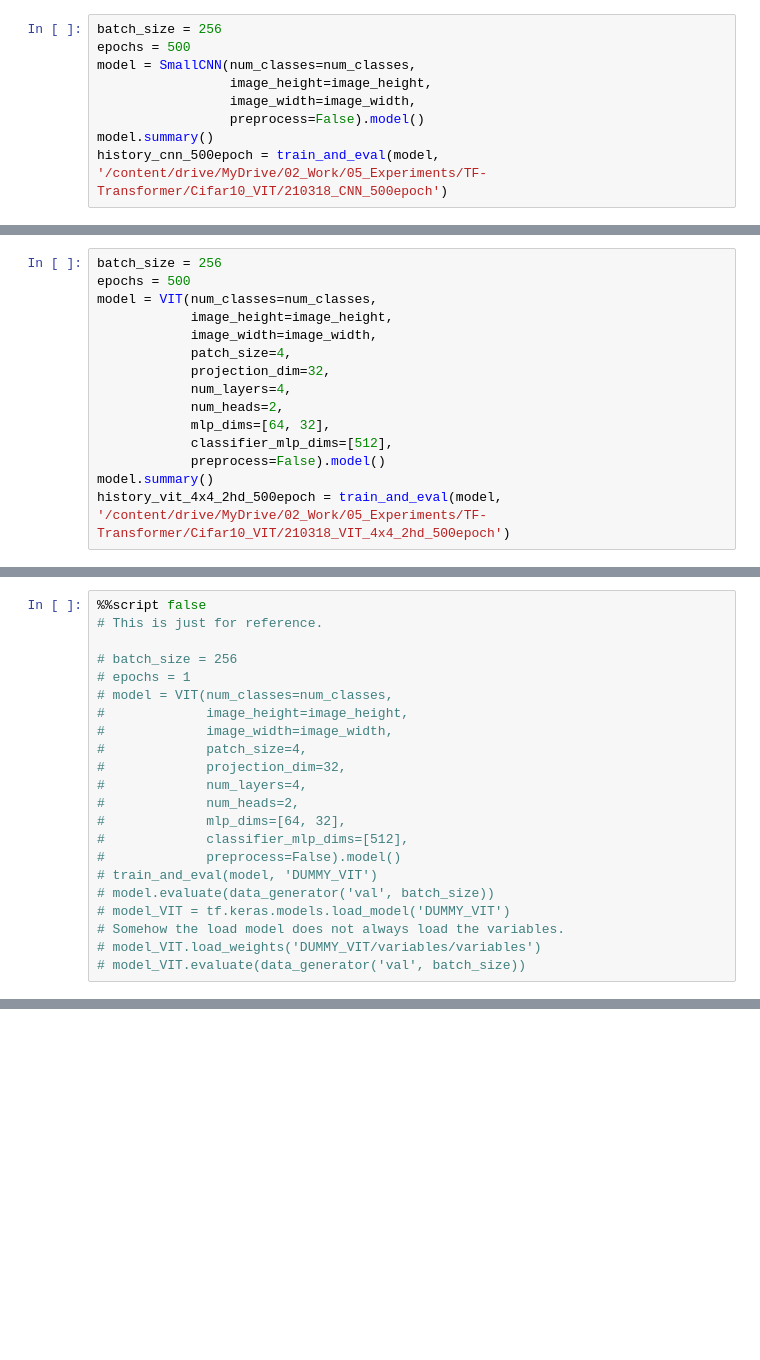
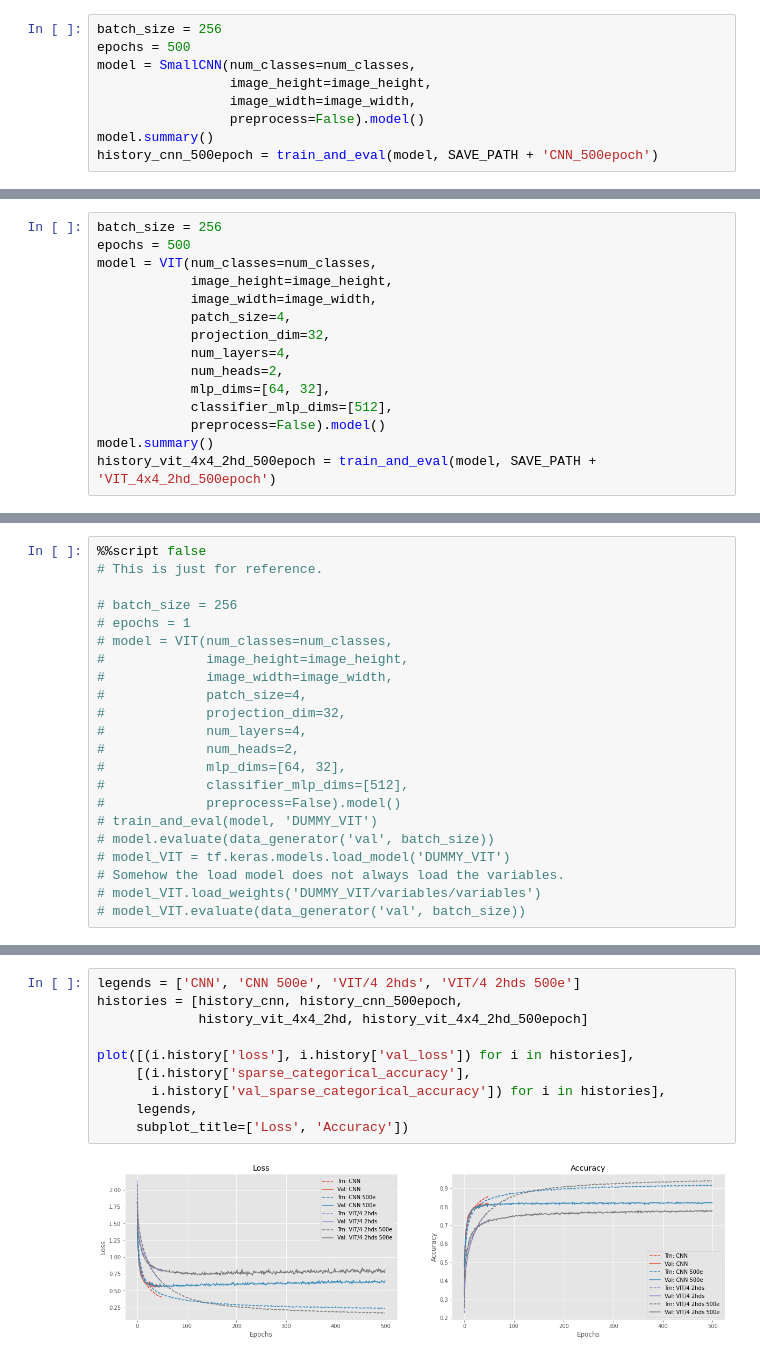
Before and after one commit to cheneeheng/Transformer-TF, a Jupyter notebook: Cifar10_VIT.ipynb, the cells around one changed output, grey strips where cells are left out. Drawn from its saved outputs; the diff is of its cells as text; blank space fills up the shorter version.

```diff
--- a/Cifar10_VIT.ipynb
+++ b/Cifar10_VIT.ipynb
@@ -1361,7 +1312,7 @@ model = SmallCNN(num_classes=num_classes,
                  image_width=image_width,
                  preprocess=False).model()
 model.summary()
-history_cnn_500epoch = train_and_eval(model, '/content/drive/MyDrive/02_Work/05_Experiments/TF-Transformer/Cifar10_VIT/210318_CNN_500epoch')
+history_cnn_500epoch = train_and_eval(model, SAVE_PATH + 'CNN_500epoch')
 # %% [output]
 Model: "model_11"
 _________________________________________________________________
@@ -1424,7 +1375,7 @@ model = VIT(num_classes=num_classes,
             classifier_mlp_dims=[512],
             preprocess=False).model()
 model.summary()
-history_vit_4x4_2hd_500epoch = train_and_eval(model, '/content/drive/MyDrive/02_Work/05_Experiments/TF-Transformer/Cifar10_VIT/210318_VIT_4x4_2hd_500epoch')
+history_vit_4x4_2hd_500epoch = train_and_eval(model, SAVE_PATH + 'VIT_4x4_2hd_500epoch')
 # %% [output]
 Model: "model_12"
 __________________________________________________________________________________________________
@@ -1500,0 +1481,12 @@ plot([i.history['val_loss'] for i in histories],
+# %%
+legends = ['CNN', 'CNN 500e', 'VIT/4 2hds', 'VIT/4 2hds 500e']
+histories = [history_cnn, history_cnn_500epoch,
+             history_vit_4x4_2hd, history_vit_4x4_2hd_500epoch]
+
+plot([(i.history['loss'], i.history['val_loss']) for i in histories],
+     [(i.history['sparse_categorical_accuracy'],
+       i.history['val_sparse_categorical_accuracy']) for i in histories],
+     legends,
+     subplot_title=['Loss', 'Accuracy'])
+# %% [output]
+[figure, added]
```
Also changed, not shown: parts of 31 cells of this notebook.
